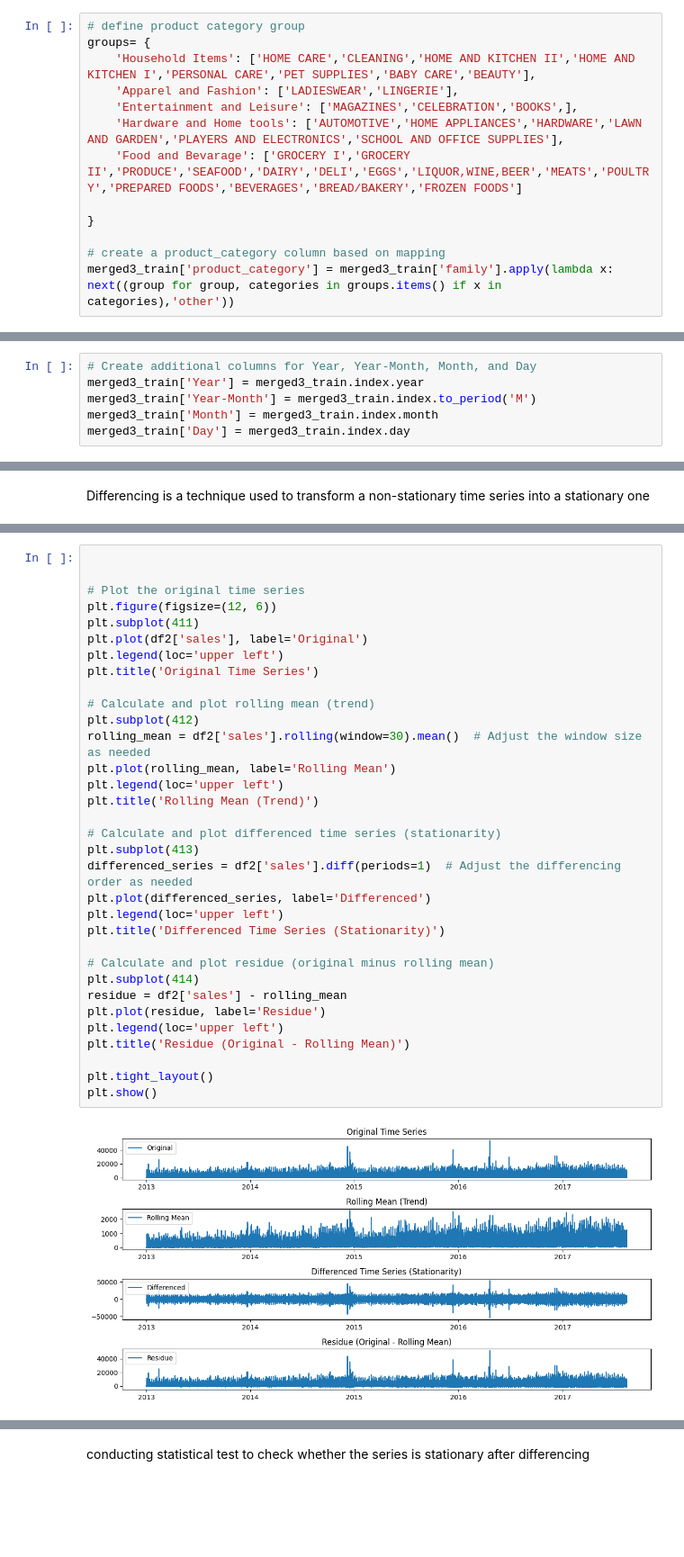
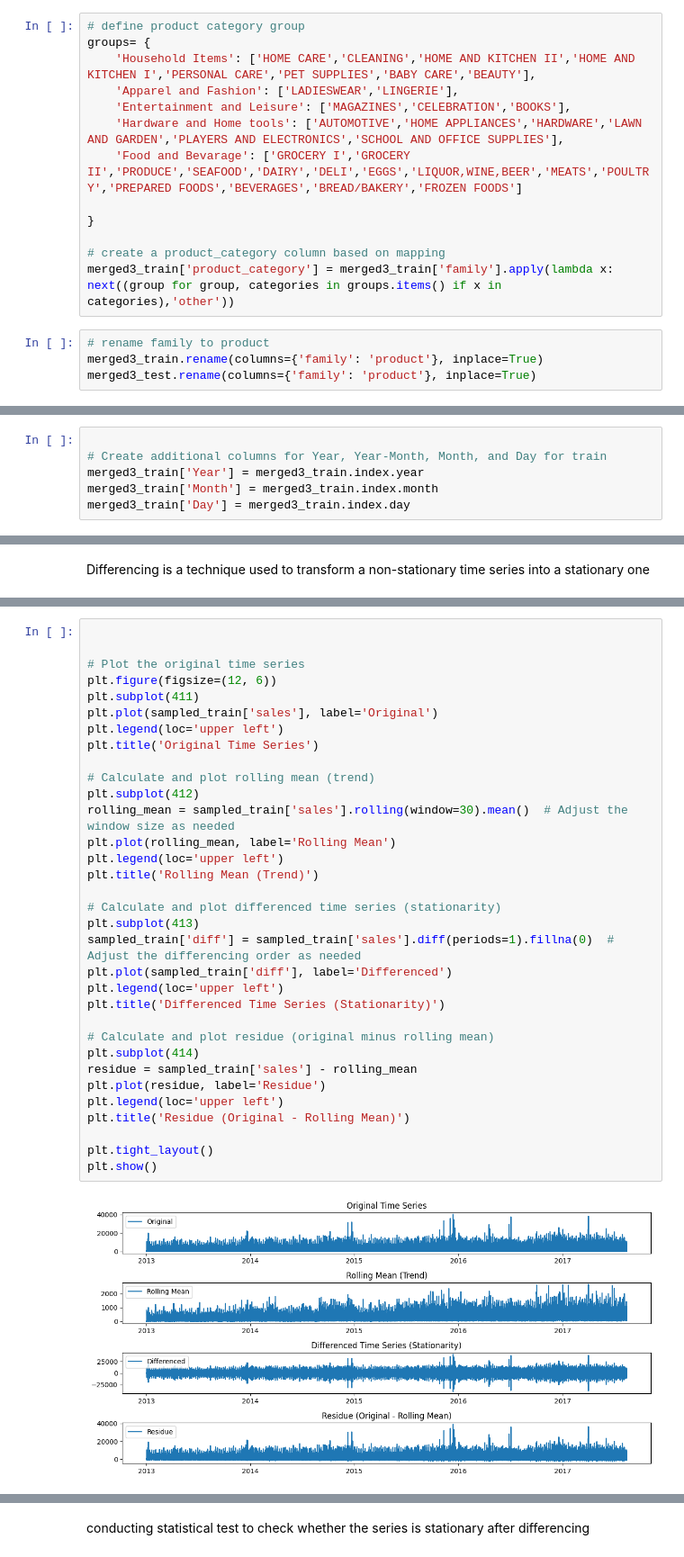
Before and after one commit to phinmaiyo/Regression-Model, a Jupyter notebook: forecasting.ipynb, the cells around one changed output, grey strips where cells are left out. Shown at 90% size. Drawn from its saved outputs; the diff is of its cells as text; blank space fills up the shorter version.

```diff
--- a/forecasting.ipynb
+++ b/forecasting.ipynb
@@ -1513,7 +1501,7 @@ Categorizing the family column
 groups= {
     'Household Items': ['HOME CARE','CLEANING','HOME AND KITCHEN II','HOME AND KITCHEN I','PERSONAL CARE','PET SUPPLIES','BABY CARE','BEAUTY'],
     'Apparel and Fashion': ['LADIESWEAR','LINGERIE'],
-    'Entertainment and Leisure': ['MAGAZINES','CELEBRATION','BOOKS',],
+    'Entertainment and Leisure': ['MAGAZINES','CELEBRATION','BOOKS'],
     'Hardware and Home tools': ['AUTOMOTIVE','HOME APPLIANCES','HARDWARE','LAWN AND GARDEN','PLAYERS AND ELECTRONICS','SCHOOL AND OFFICE SUPPLIES'],
     'Food and Bevarage': ['GROCERY I','GROCERY II','PRODUCE','SEAFOOD','DAIRY','DELI','EGGS','LIQUOR,WINE,BEER','MEATS','POULTRY','PREPARED FOODS','BEVERAGES','BREAD/BAKERY','FROZEN FOODS']
 
@@ -1521,6 +1509,10 @@ groups= {
 
 # create a product_category column based on mapping
 merged3_train['product_category'] = merged3_train['family'].apply(lambda x: next((group for group, categories in groups.items() if x in categories),'other'))
+# %%
+# rename family to product
+merged3_train.rename(columns={'family': 'product'}, inplace=True)
+merged3_test.rename(columns={'family': 'product'}, inplace=True)
 # %% [markdown]
 ## Feature Selection
 ### here we conduct a correlation analysis to identify and remove variables that do not contribute to sales
@@ -1614,6 +1607,6 @@ merged3_train['transferred'] = merged3_train['transferred'].replace({False: 'No'
 # %%
-# Create additional columns for Year, Year-Month, Month, and Day
+
+# Create additional columns for Year, Year-Month, Month, and Day for train
 merged3_train['Year'] = merged3_train.index.year
-merged3_train['Year-Month'] = merged3_train.index.to_period('M')
 merged3_train['Month'] = merged3_train.index.month
 merged3_train['Day'] = merged3_train.index.day
@@ -1815,35 +1829,35 @@ df2=sampled_train.copy()
 # %%
 
 
 # Plot the original time series
 plt.figure(figsize=(12, 6))
 plt.subplot(411)
-plt.plot(df2['sales'], label='Original')
+plt.plot(sampled_train['sales'], label='Original')
 plt.legend(loc='upper left')
 plt.title('Original Time Series')
 
 # Calculate and plot rolling mean (trend)
 plt.subplot(412)
-rolling_mean = df2['sales'].rolling(window=30).mean()  # Adjust the window size as needed
+rolling_mean = sampled_train['sales'].rolling(window=30).mean()  # Adjust the window size as needed
 plt.plot(rolling_mean, label='Rolling Mean')
 plt.legend(loc='upper left')
 plt.title('Rolling Mean (Trend)')
 
 # Calculate and plot differenced time series (stationarity)
 plt.subplot(413)
-differenced_series = df2['sales'].diff(periods=1)  # Adjust the differencing order as needed
-plt.plot(differenced_series, label='Differenced')
+sampled_train['diff'] = sampled_train['sales'].diff(periods=1).fillna(0)  # Adjust the differencing order as needed
+plt.plot(sampled_train['diff'], label='Differenced')
 plt.legend(loc='upper left')
 plt.title('Differenced Time Series (Stationarity)')
 
 # Calculate and plot residue (original minus rolling mean)
 plt.subplot(414)
-residue = df2['sales'] - rolling_mean
+residue = sampled_train['sales'] - rolling_mean
 plt.plot(residue, label='Residue')
 plt.legend(loc='upper left')
 plt.title('Residue (Original - Rolling Mean)')
 
 plt.tight_layout()
 plt.show()
 # %% [output]
-[figure, old version]
+[figure, new version]
```
Also changed, not shown: parts of 49 cells of this notebook.
